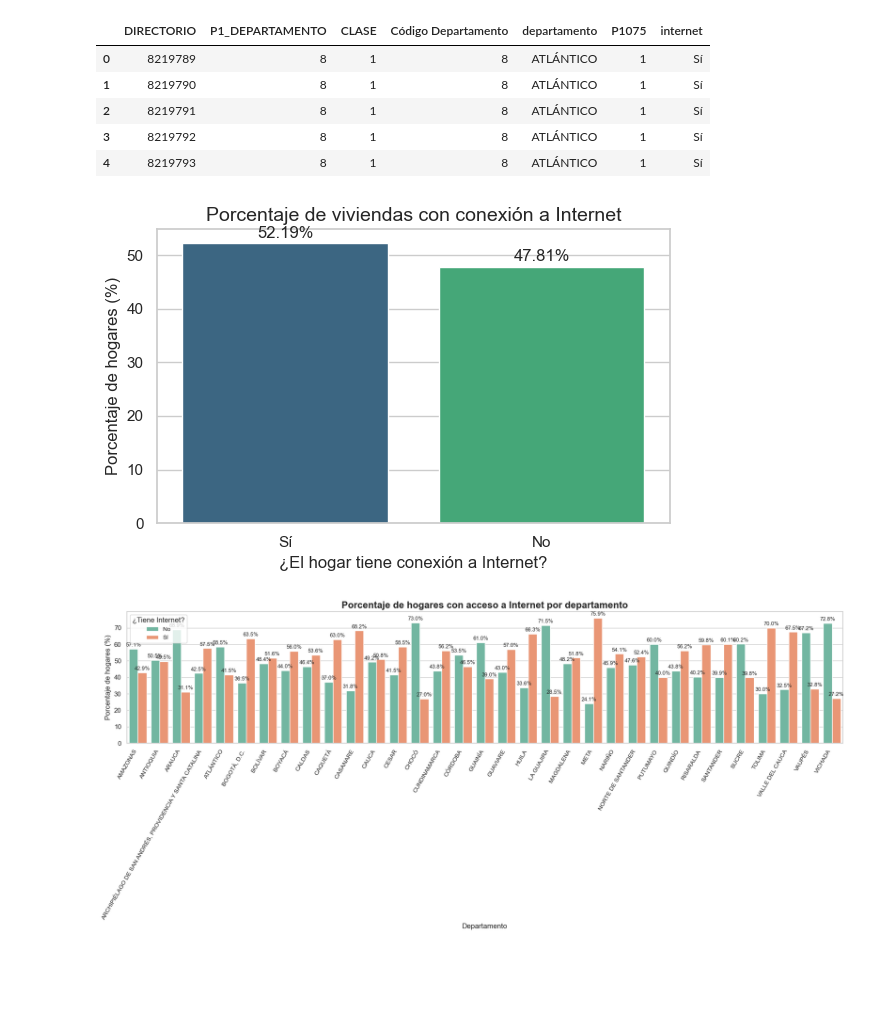
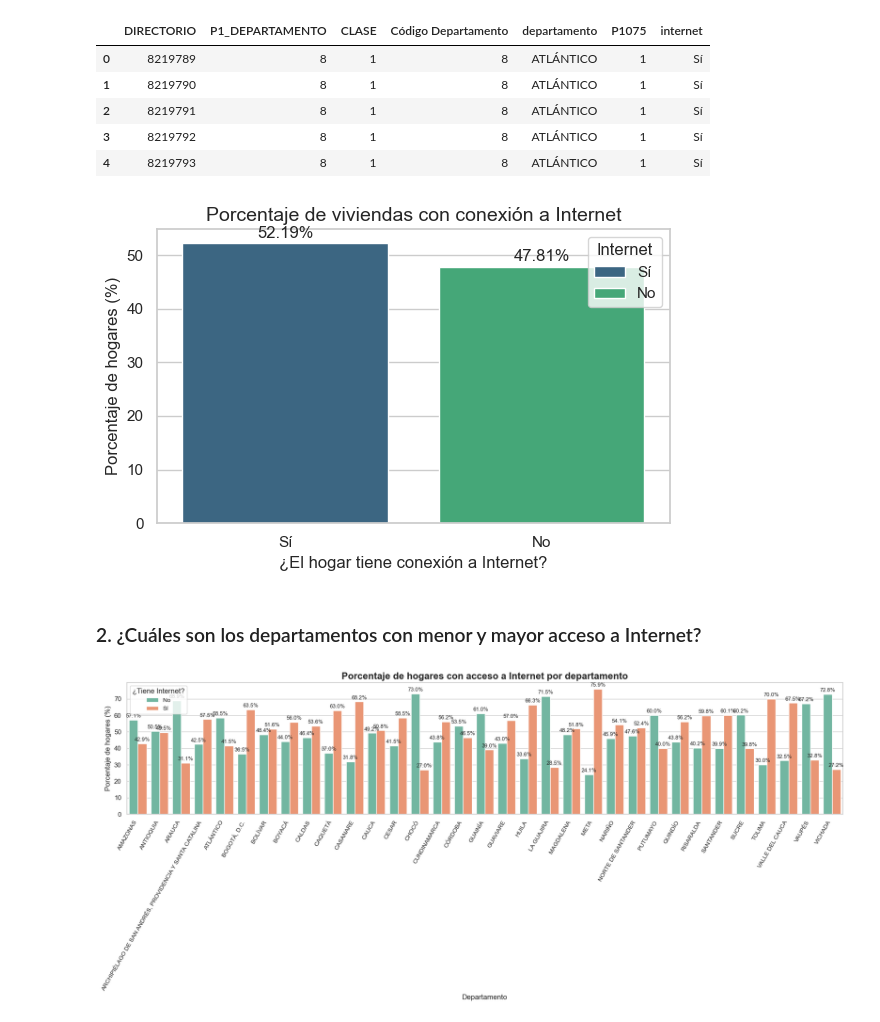
Before and after one commit to Alejagc0217/bc_brechadigitalcolombia, a Jupyter notebook: preguntas_proyecto.ipynb, the cells around one changed output. Drawn from its saved outputs; the diff is of its cells as text; code cells hidden in the pictures; blank space fills up the shorter version.

```diff
--- a/preguntas_proyecto.ipynb
+++ b/preguntas_proyecto.ipynb
@@ -60,7 +43,8 @@ import matplotlib.pyplot as plt
 import seaborn as sns
 
 # Se define la ruta base del archivo
-ruta_base = r"C:\Users\Asus\Documents\bc_brechadigitalcolombia\datos"
+ruta_base = r"C:\Users\Est01\Documents\bc_brechadigitalcolombia\datos"
+
 
 # Realizamos la carga de los archivos
 df_p1 = pd.read_csv(ruta_base + r"\P1_caracteristicas_y_composicion_del_hogar.CSV",
@@ -338,34 +321,35 @@ conteo_internet = df_v1['internet'].value_counts().reset_index()
 conteo_internet.columns = ['Internet', 'Cantidad']
 
 # Calcular el porcentaje
 total_hogares = conteo_internet['Cantidad'].sum()
 conteo_internet['Porcentaje'] = (conteo_internet['Cantidad'] / total_hogares * 100).round(2)
 
 # Estilo
 sns.set_theme(style="whitegrid")
 
 # Gráfico de barras por porcentaje
 plt.figure(figsize=(6, 4))
 ax = sns.barplot(
     data=conteo_internet,
     x='Internet',
     y='Porcentaje',
     hue='Internet',
     dodge=False,
-    palette='viridis',
-    legend=False
+    palette='viridis'
 )
 
 # Etiquetas con porcentaje encima de cada barra
 for i, row in conteo_internet.iterrows():
     ax.text(i, row['Porcentaje'] + 1, f"{row['Porcentaje']}%", ha='center', fontsize=12)
 
 # Título y ejes
 plt.title("Porcentaje de viviendas con conexión a Internet", fontsize=14)
 plt.xlabel("¿El hogar tiene conexión a Internet?")
 plt.ylabel("Porcentaje de hogares (%)")
 plt.tight_layout()
 plt.show()
 # %% [output]
-[figure, old version]
+[figure, new version]
+# %% [markdown]
+### 2. ¿Cuáles son los departamentos con menor y mayor acceso a Internet?
 # %%
```
Also changed, not shown: parts of 69 cells of this notebook.
